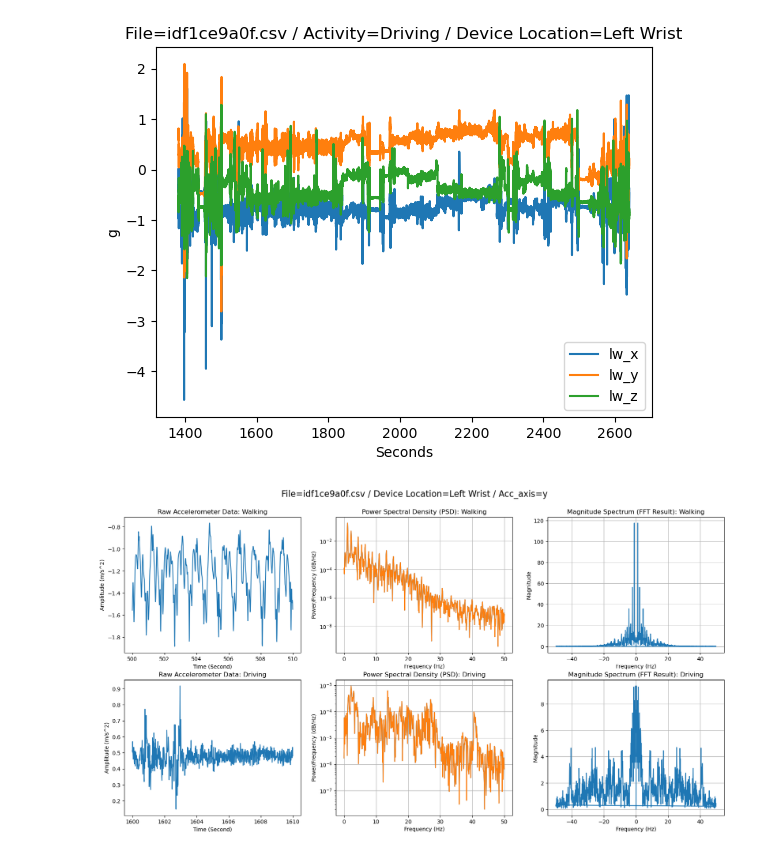
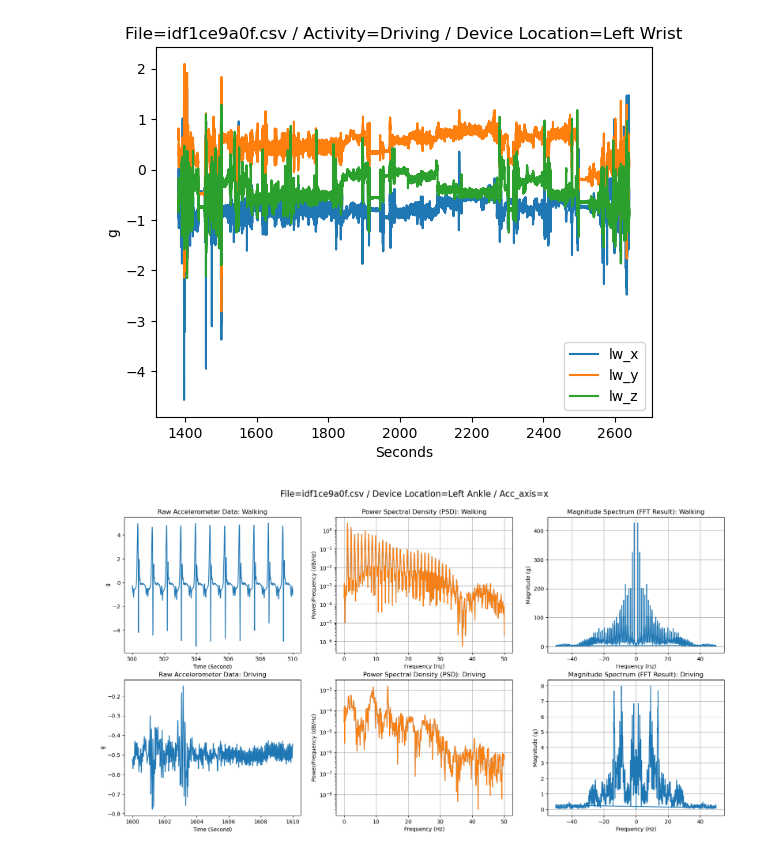
Before and after one commit to rkevinchao/walking_detection, a Jupyter notebook: source/02_data_preparation_time_series_analysis.ipynb, the cells around one changed output. Drawn from its saved outputs; the diff is of its cells as text; code cells hidden in the pictures.

Commit message:
Completed tasks for 02_data_preparation_time_series_analysis.

```diff
--- a/source/02_data_preparation_time_series_analysis.ipynb
+++ b/source/02_data_preparation_time_series_analysis.ipynb
@@ -48,8 +58,14 @@ utils.plot_zoomin(file_id, df, activity, location_id)
 [figure]
 # %%
 '''
-Use frequency analysis to obtain steps counts
+* (3) Show exmaples of spectral analysis with **Walking** and **Driving** tasks in both *time* and *frequency* domains.
+    - Walking vs Driving
+    - Time, PSD, and FFT
 '''
+from scipy import signal
+from scipy.fftpack import fft, fftfreq
+from scipy.signal import detrend, butter, lfilter, freqz, filtfilt
+
 def compute_psd(signal_data, fs=fs):
     # Compute power spectral density using Welch's method
     signal_data = detrend(signal_data)  # Detrend to preven Spectral leakage
@@ -80,9 +96,10 @@ def cut_data(df, location_id, activity, t0, t1):
 # Begin to plot
 fig = plt.figure(figsize=(20, 10))
 
-device_location = 'la'  # left Ankle
-acc_component = 'y'
+location_id = 'la'  # left Ankle
+acc_component = 'x'
 device_location = utils.get_device_location(location_id)
+
 title = file_id.split('/')[-1]
 fig.suptitle('File='+title+' / Device Location='+device_location+' / Acc_axis='+acc_component, fontsize=16, y=0.95)
 
@@ -104,7 +121,7 @@ plt.subplot(2,3,1)
 plt.plot(signal_data_t, signal_data)
 plt.title('Raw Accelerometer Data: '+activity_type)
 plt.xlabel('Time (Second)')
-plt.ylabel('Amplitude (m/s^2)')
+plt.ylabel('g')
 
 plt.subplot(2,3,2)
 # Apply PSD with Scipy
@@ -122,11 +139,11 @@ freq, fft_result = compute_fft(signal_data.values, fs=fs)
 plt.plot(freq, np.abs(fft_result))
 plt.title('Magnitude Spectrum (FFT Result): '+activity_type)
 plt.xlabel('Frequency (Hz)')
-plt.ylabel('Magnitude')
+plt.ylabel('Magnitude (g)')
 plt.grid(True)
 
 
-# # Data for Driving
+# Data for Driving
 activity = 4            # 4: Driving
 activity_type = utils.get_activity_type(activity)
 t0 = 1600
@@ -135,33 +152,33 @@ signal_data_t, signal_data_x, signal_data_y, signal_data_z = cut_data(df, locati
 if acc_component=='x':
     signal_data = signal_data_x
 elif acc_component=='y':
     signal_data = signal_data_y
 elif acc_component=='z':
     signal_data = signal_data_z
 
 plt.subplot(2,3,4)
 plt.plot(signal_data_t, signal_data)
 plt.title('Raw Accelerometer Data: '+activity_type)
 plt.xlabel('Time (Second)')
-plt.ylabel('Amplitude (m/s^2)')
+plt.ylabel('g')
 
 plt.subplot(2,3,5)
 # Apply PSD with Scipy
 frequencies, psd = compute_psd(signal_data, fs=fs)
 plt.plot(frequencies, psd)
 plt.semilogy(frequencies, psd)
 plt.title('Power Spectral Density (PSD): '+activity_type)
 plt.xlabel('Frequency (Hz)')
 plt.ylabel('Power/Frequency (dB/Hz)')
 plt.grid(True)
 
 plt.subplot(2,3,6)
 # Apply FFT
 freq, fft_result = compute_fft(signal_data_x.values, fs=fs)
 plt.plot(freq, np.abs(fft_result))
 plt.title('Magnitude Spectrum (FFT Result): '+activity_type)
 plt.xlabel('Frequency (Hz)')
-plt.ylabel('Magnitude')
+plt.ylabel('Magnitude (g)')
 plt.grid(True)
 # %% [output]
-[figure, old version]
+[figure, new version]
```
Also changed, not shown: parts of 6 cells of this notebook.
